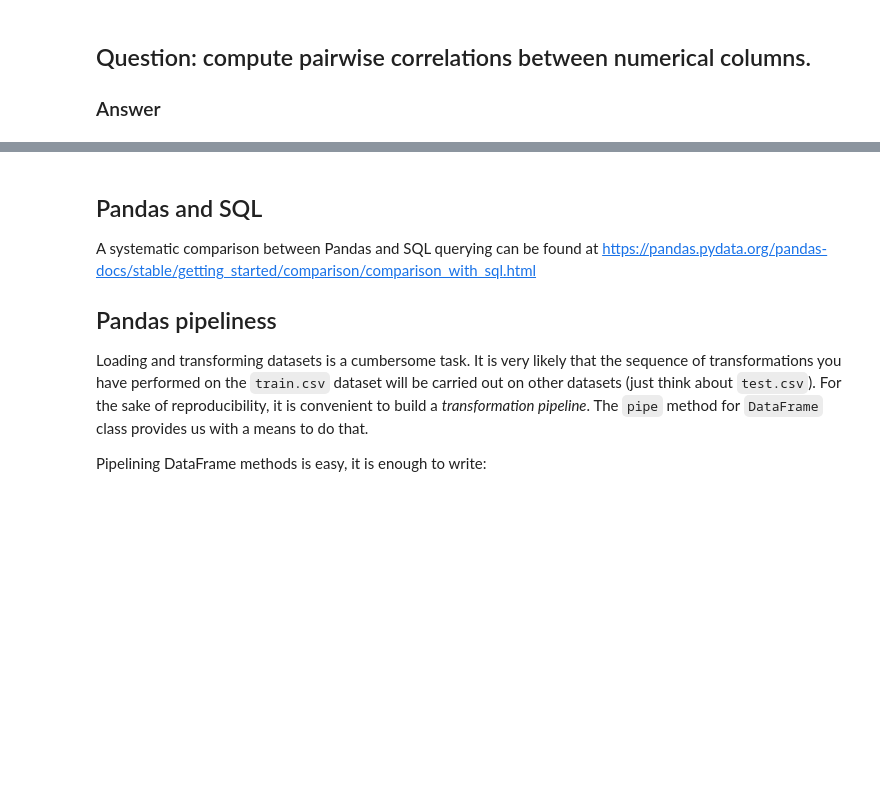
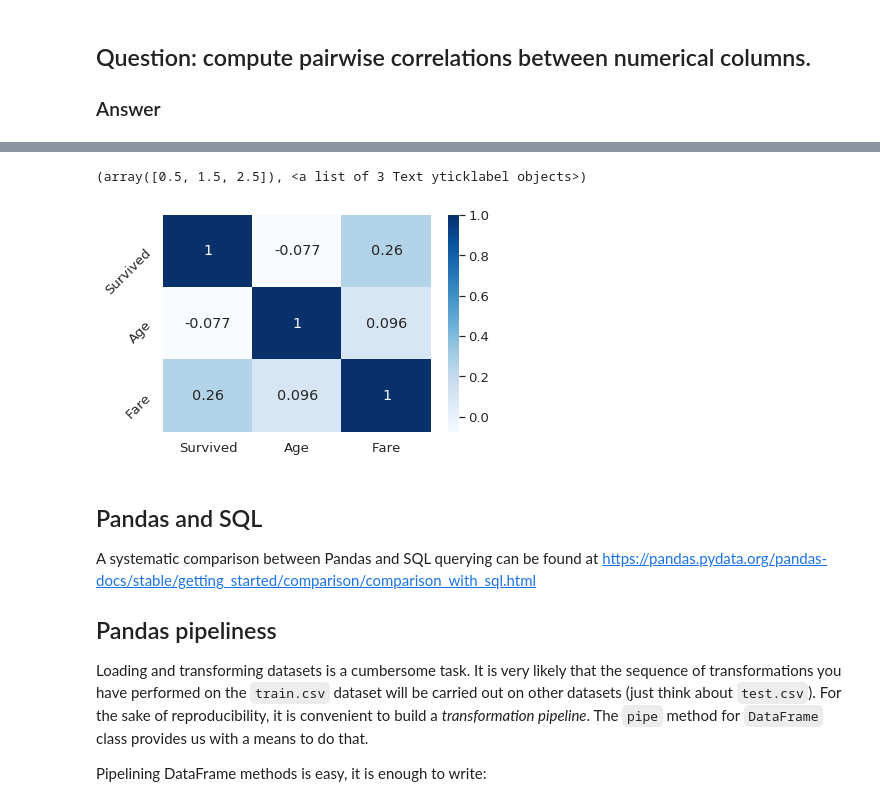
Before and after one commit to Na1an/2020_BigData_BAI_HAO, a Jupyter notebook: Homeworks/homework01.ipynb, the cells around one changed output, grey strips where cells are left out. Drawn from its saved outputs; the diff is of its cells as text; code cells hidden in the pictures; blank space fills up the shorter version.

```diff
--- a/Homeworks/homework01.ipynb
+++ b/Homeworks/homework01.ipynb
@@ -1183,3 +1214,14 @@ ValueError: fill value must be in categories
+# %%
+#Its a bug in the matplotlib regression between 3.1.0 and 3.1.1
+#need fix by configure the position of ax
+ax = sns.heatmap(data[['Survived','Age','Fare',]].corr(),cmap='Blues',annot=True)
+bottom, top = ax.get_ylim()
+ax.set_ylim(bottom + 0.5, top - 0.5)
+#plt.xticks(rotation=0)
+plt.yticks(rotation=45)
+# %% [output]
+(array([0.5, 1.5, 2.5]), <a list of 3 Text yticklabel objects>)
+[figure, added]
 # %% [markdown]
 
 
```
Also changed, not shown: parts of 8 cells of this notebook.
